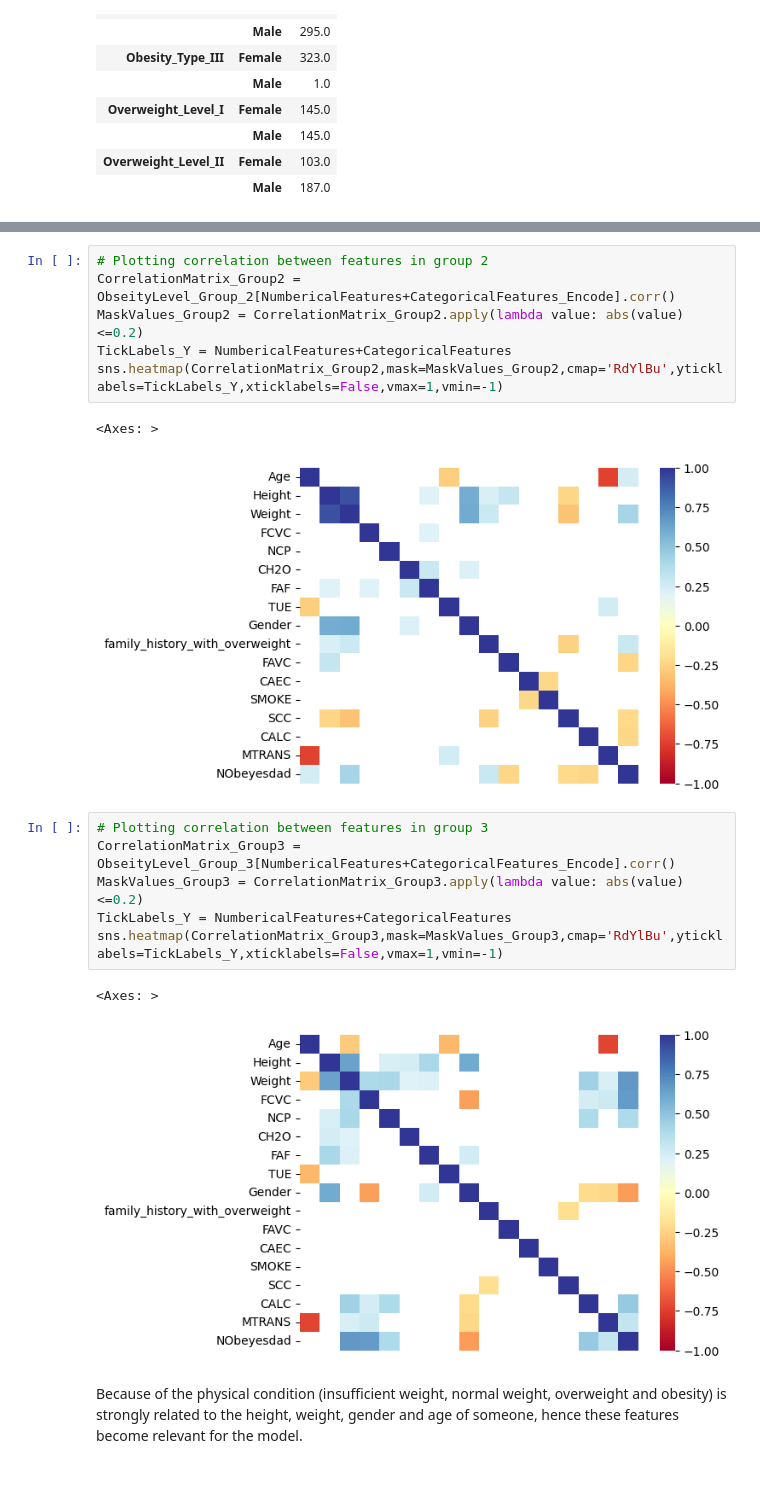
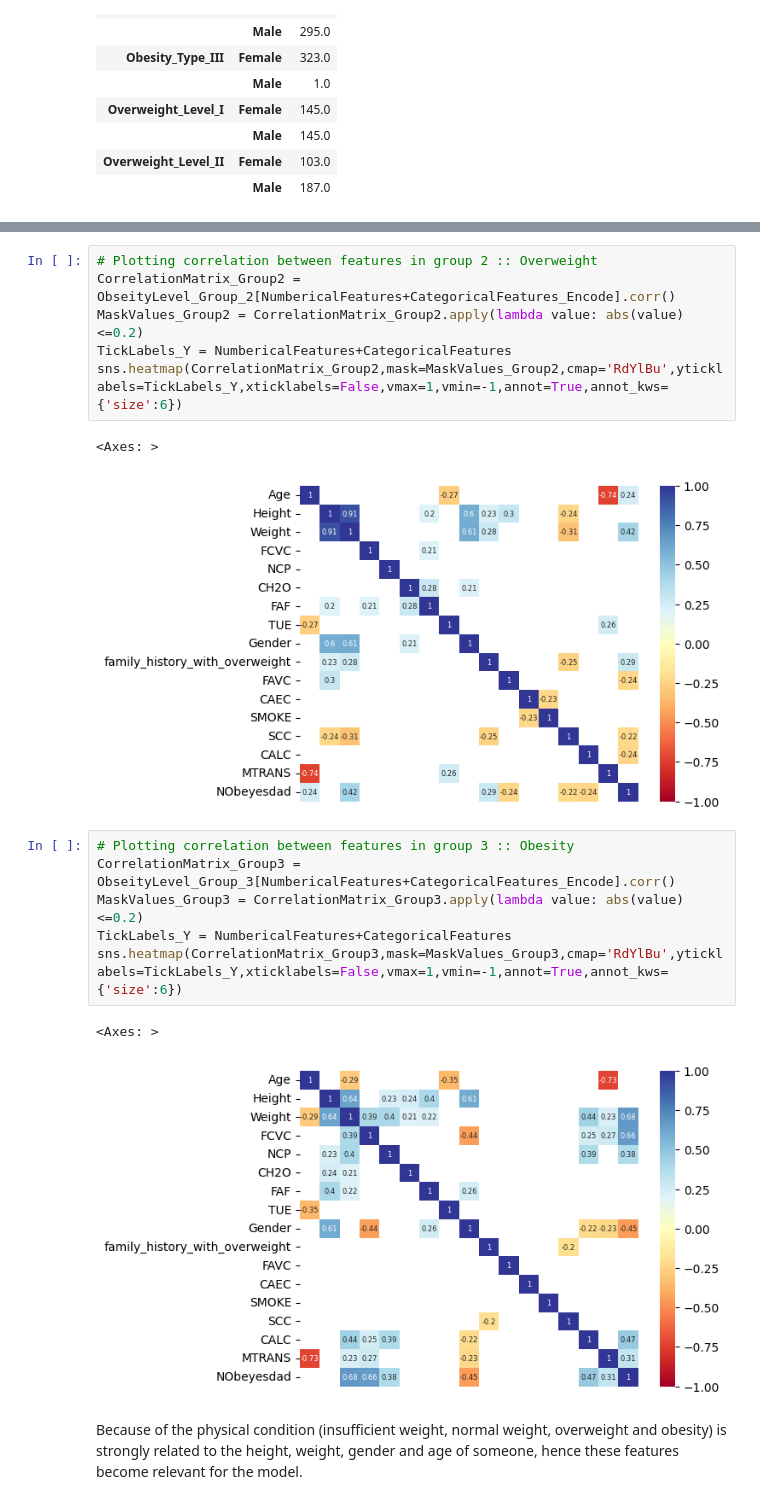
Before and after one commit to alexisuaguilaru/Obesity_Levels_Model, a Jupyter notebook: Exploratory_Data_Analysis/ExploratoryDataAnalysis.ipynb, the cells around one changed output, grey strips where cells are left out. Drawn from its saved outputs; the diff is of its cells as text.

```diff
--- a/Exploratory_Data_Analysis/ExploratoryDataAnalysis.ipynb
+++ b/Exploratory_Data_Analysis/ExploratoryDataAnalysis.ipynb
@@ -136,21 +147,21 @@ sns.heatmap(CorrelationMatrix_Group1,mask=MaskValues_Group1,cmap='RdYlBu',ytickl
 # %%
-# Plotting correlation between features in group 2
+# Plotting correlation between features in group 2 :: Overweight
 CorrelationMatrix_Group2 = ObseityLevel_Group_2[NumbericalFeatures+CategoricalFeatures_Encode].corr()
 MaskValues_Group2 = CorrelationMatrix_Group2.apply(lambda value: abs(value)<=0.2)
 TickLabels_Y = NumbericalFeatures+CategoricalFeatures
-sns.heatmap(CorrelationMatrix_Group2,mask=MaskValues_Group2,cmap='RdYlBu',yticklabels=TickLabels_Y,xticklabels=False,vmax=1,vmin=-1)
+sns.heatmap(CorrelationMatrix_Group2,mask=MaskValues_Group2,cmap='RdYlBu',yticklabels=TickLabels_Y,xticklabels=False,vmax=1,vmin=-1,annot=True,annot_kws={'size':6})
 # %% [output]
 <Axes: >
-[figure, old version]
+[figure, new version]
 # %%
-# Plotting correlation between features in group 3
+# Plotting correlation between features in group 3 :: Obesity
 CorrelationMatrix_Group3 = ObseityLevel_Group_3[NumbericalFeatures+CategoricalFeatures_Encode].corr()
 MaskValues_Group3 = CorrelationMatrix_Group3.apply(lambda value: abs(value)<=0.2)
 TickLabels_Y = NumbericalFeatures+CategoricalFeatures
-sns.heatmap(CorrelationMatrix_Group3,mask=MaskValues_Group3,cmap='RdYlBu',yticklabels=TickLabels_Y,xticklabels=False,vmax=1,vmin=-1)
+sns.heatmap(CorrelationMatrix_Group3,mask=MaskValues_Group3,cmap='RdYlBu',yticklabels=TickLabels_Y,xticklabels=False,vmax=1,vmin=-1,annot=True,annot_kws={'size':6})
 # %% [output]
 <Axes: >
-[figure, old version]
+[figure, new version]
 # %% [markdown]
 Because of the physical condition (insufficient weight, normal weight, overweight and obesity) is strongly related to the height, weight, gender and age of someone, hence these features become relevant for the model.
 # %%
```
Also changed, not shown: parts of 4 cells of this notebook.
